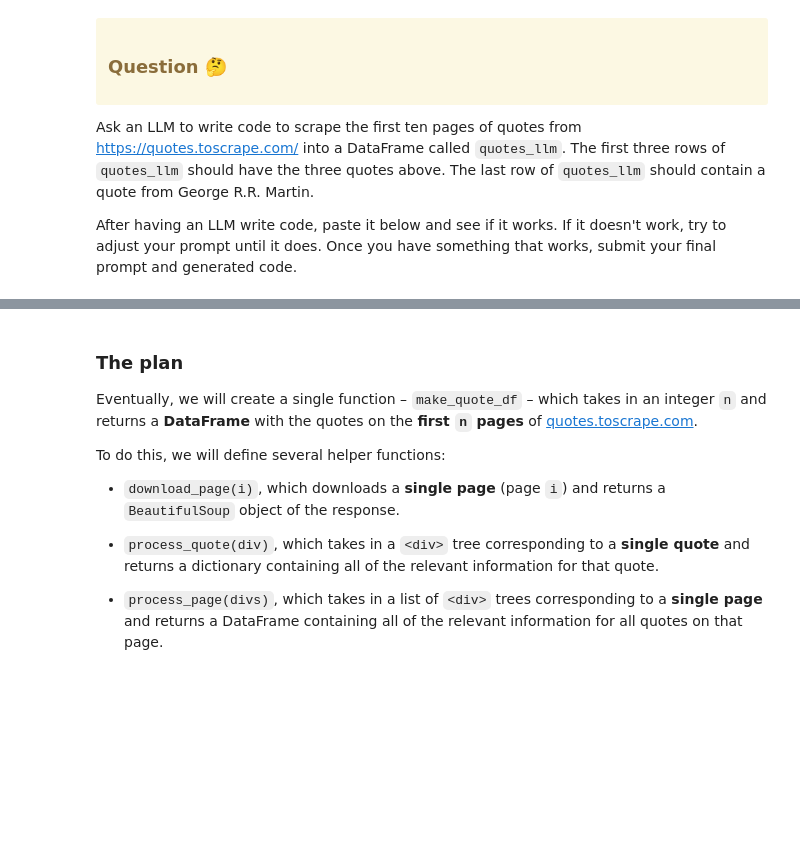
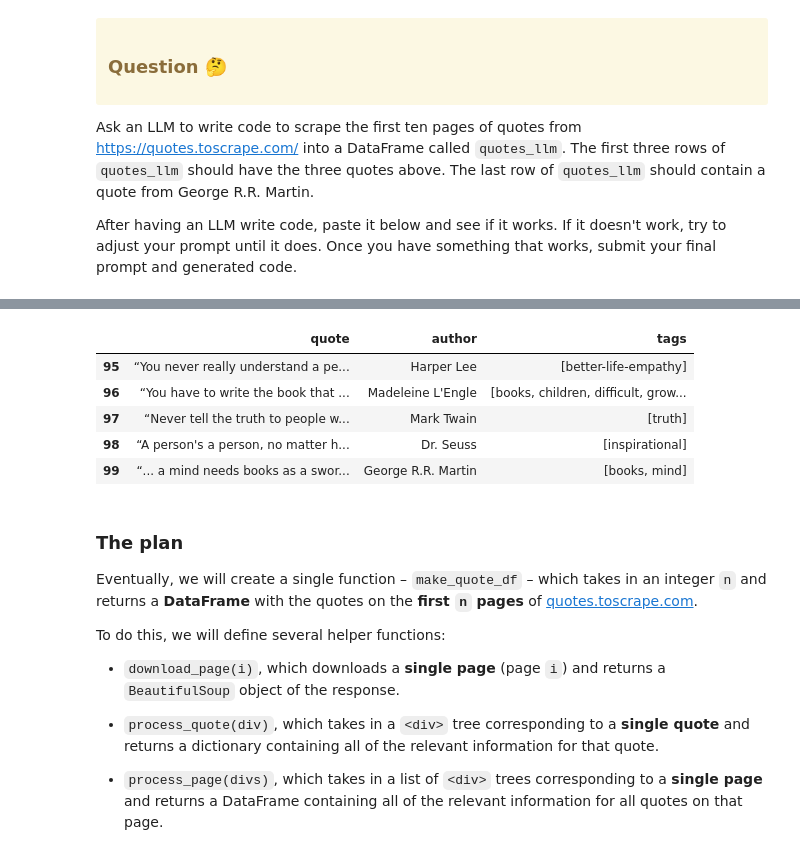
Before and after one commit to lmarabeh/dsc259r-2026-wi, a Jupyter notebook: lectures/lec10/lec10-live.ipynb, the cells around one changed output, grey strips where cells are left out. Cells and saved outputs as stored; diff of their text form; code cells hidden in the pictures; blank space fills up the shorter version.

```diff
--- a/lectures/lec10/lec10-live.ipynb
+++ b/lectures/lec10/lec10-live.ipynb
@@ -410,3 +459,12 @@ After having an LLM write code, paste it below and see if it works. If it doesn'
+# %%
+quotes_llm.tail()
+# %% [output]
+|  | quote | author | tags |
+| 95 | “You never really understand a pe... | Harper Lee | [better-life-empathy] |
+| 96 | “You have to write the book that ... | Madeleine L'Engle | [books, children, difficult, grow... |
+| 97 | “Never tell the truth to people w... | Mark Twain | [truth] |
+| 98 | “A person's a person, no matter h... | Dr. Seuss | [inspirational] |
+| 99 | “... a mind needs books as a swor... | George R.R. Martin | [books, mind] |
 # %% [markdown]
 ### The plan
 
```
Also changed, not shown: parts of 4 cells of this notebook, 6 other files.
